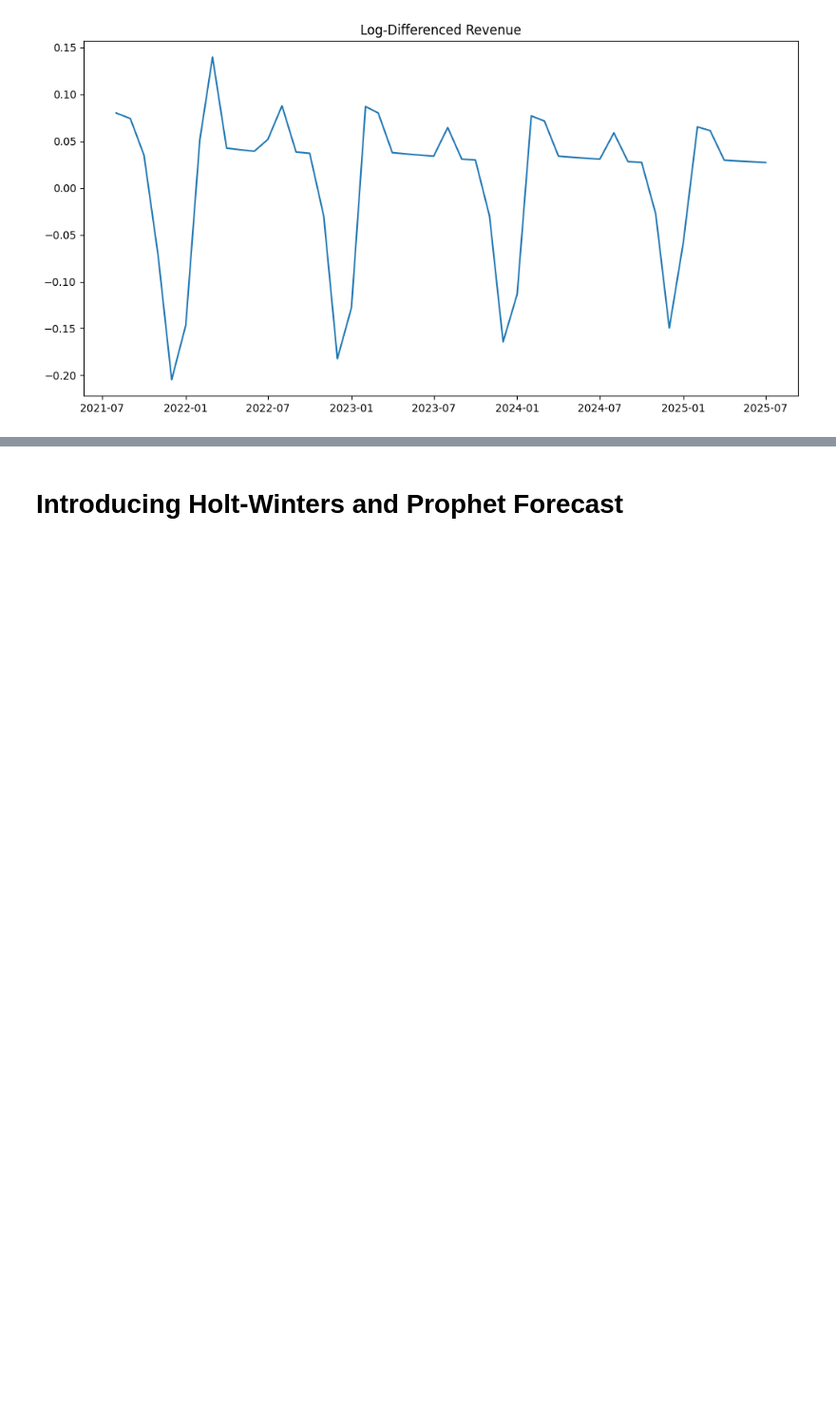
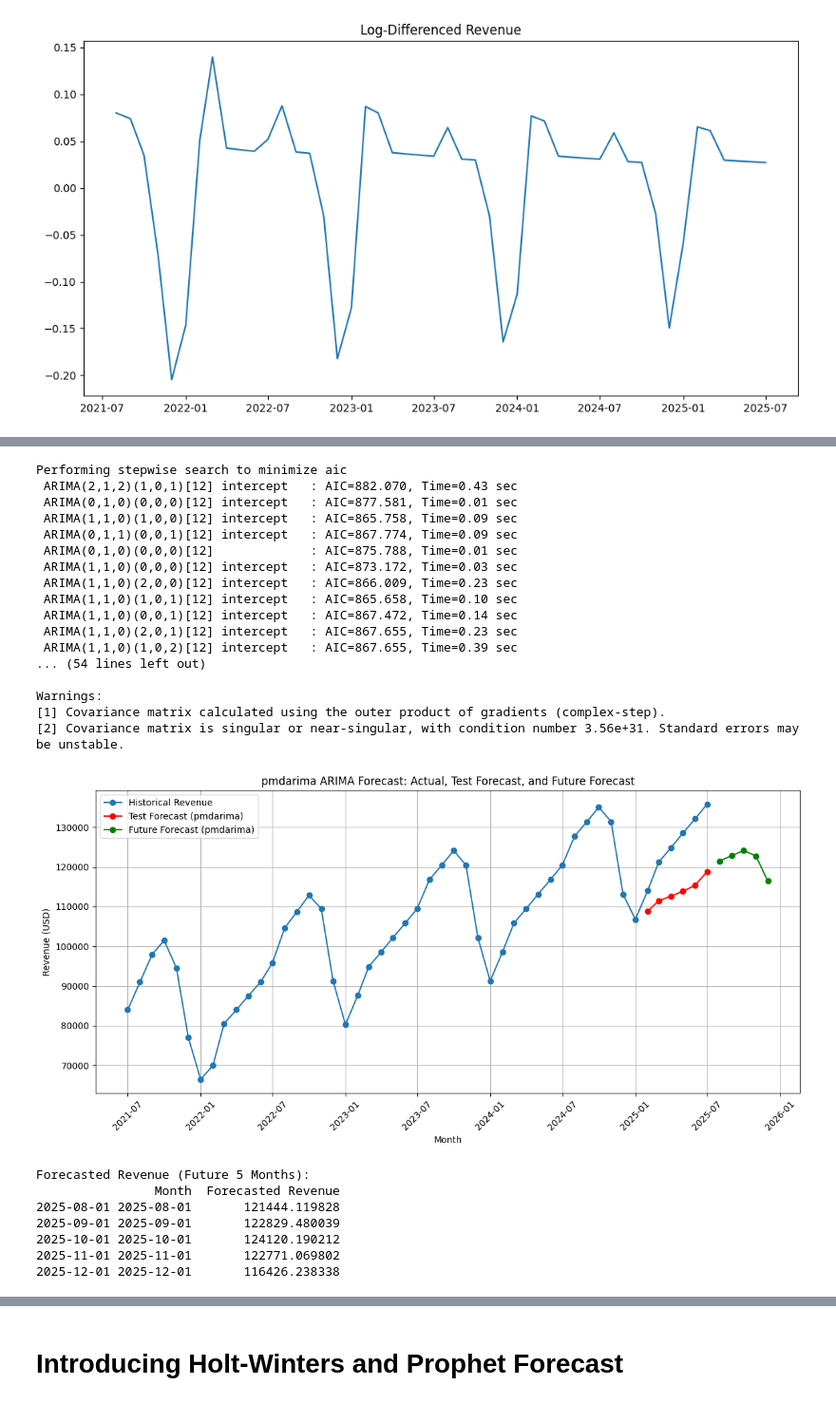
Before and after one commit to shawnjohn23/GMU-ABS, a Jupyter notebook: Dining.ipynb, the cells around one changed output, grey strips where cells are left out. Shown at 95% size. Saved outputs shown, nothing was run; the diff lists cells and outputs as text; code cells hidden in the pictures; blank space fills up the shorter version.

```diff
--- a/Dining.ipynb
+++ b/Dining.ipynb
@@ -316,0 +372,72 @@ Warnings:
+# %%
+from pmdarima import auto_arima
+import pandas as pd
+import numpy as np
+import matplotlib.pyplot as plt
+
+
+
+# OPTIONAL: Log transform for variance stabilization (uncomment if needed)
+# y_log = np.log(y)
+
+# Split train/test (last 6 months as test)
+train = y.iloc[:-6]
+test = y.iloc[-6:]
+
+# Fit auto_arima on train set
+model = auto_arima(train, seasonal=True, m=12, trace=True,
+                   error_action='ignore', suppress_warnings=True, stepwise=True)
+
+print(model.summary())
+
+# Forecast for test period (next 6 points after train)
+test_pred = model.predict(n_periods=6)
+
+# Forecast for future (next 5 months beyond test)
+future_pred = model.predict(n_periods=6+5)[-5:]
+future_dates = pd.date_range(test.index[-1] + pd.DateOffset(months=1), periods=5, freq='MS')
+
+# Plot historical, test forecast, and future forecast
+plt.figure(figsize=(12,6))
+plt.plot(y.index, y, label='Historical Revenue', marker='o')
+plt.plot(test.index, test_pred, 'ro-', label='Test Forecast (pmdarima)')
+plt.plot(future_dates, future_pred, 'go-', label='Future Forecast (pmdarima)')
+plt.title('pmdarima ARIMA Forecast: Actual, Test Forecast, and Future Forecast')
+plt.xlabel('Month')
+plt.ylabel('Revenue (USD)')
+plt.xticks(rotation=45)
+plt.legend()
+plt.grid(True)
+plt.tight_layout()
+plt.show()
+
+# Print forecasted values
+forecast_df = pd.DataFrame({'Month': future_dates, 'Forecasted Revenue': future_pred})
+print("\nForecasted Revenue (Future 5 Months):")
+print(forecast_df)
+# %% [output]
+Performing stepwise search to minimize aic
+ ARIMA(2,1,2)(1,0,1)[12] intercept   : AIC=882.070, Time=0.43 sec
+ ARIMA(0,1,0)(0,0,0)[12] intercept   : AIC=877.581, Time=0.01 sec
+ ARIMA(1,1,0)(1,0,0)[12] intercept   : AIC=865.758, Time=0.09 sec
+ ARIMA(0,1,1)(0,0,1)[12] intercept   : AIC=867.774, Time=0.09 sec
+ ARIMA(0,1,0)(0,0,0)[12]             : AIC=875.788, Time=0.01 sec
+ ARIMA(1,1,0)(0,0,0)[12] intercept   : AIC=873.172, Time=0.03 sec
+ ARIMA(1,1,0)(2,0,0)[12] intercept   : AIC=866.009, Time=0.23 sec
+ ARIMA(1,1,0)(1,0,1)[12] intercept   : AIC=865.658, Time=0.10 sec
+ ARIMA(1,1,0)(0,0,1)[12] intercept   : AIC=867.472, Time=0.14 sec
+ ARIMA(1,1,0)(2,0,1)[12] intercept   : AIC=867.655, Time=0.23 sec
+ ARIMA(1,1,0)(1,0,2)[12] intercept   : AIC=867.655, Time=0.39 sec
+... (54 lines left out)
+
+Warnings:
+[1] Covariance matrix calculated using the outer product of gradients (complex-step).
+[2] Covariance matrix is singular or near-singular, with condition number 3.56e+31. Standard errors may be unstable.
+[figure, added]
+Forecasted Revenue (Future 5 Months):
+                Month  Forecasted Revenue
+2025-08-01 2025-08-01       121444.119828
+2025-09-01 2025-09-01       122829.480039
+2025-10-01 2025-10-01       124120.190212
+2025-11-01 2025-11-01       122771.069802
+2025-12-01 2025-12-01       116426.238338
```
Also changed, not shown: parts of 34 cells of this notebook.
